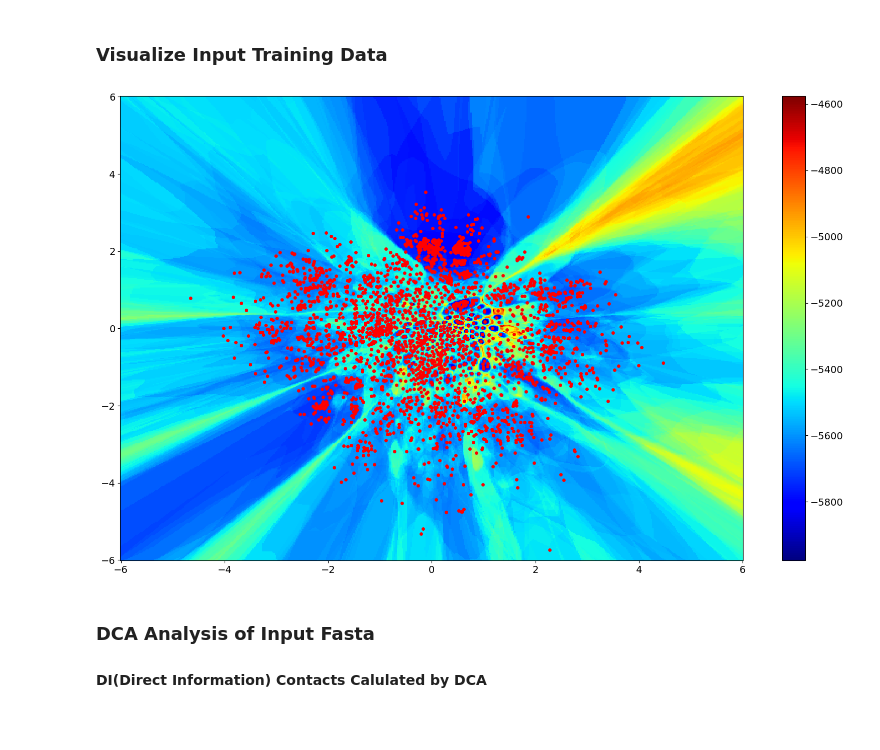
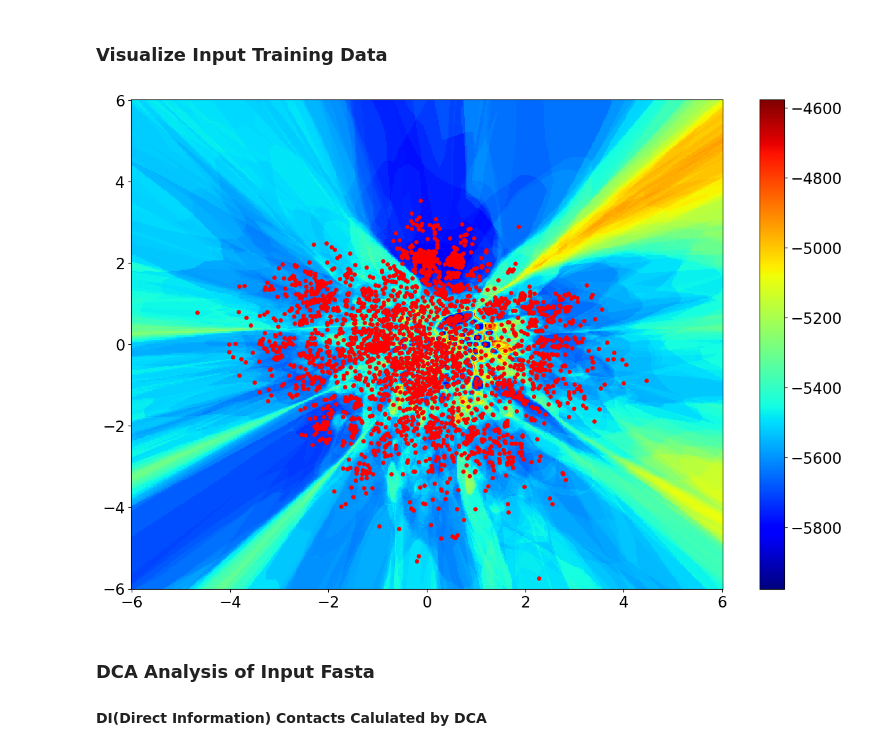
Before and after one commit to PotoyanGroup/3Di-DCA-Landscape, a Jupyter notebook: Analysis.ipynb, the cells around one changed output. Saved outputs shown, nothing was run; the diff lists cells and outputs as text; code cells hidden in the pictures; blank space fills up the shorter version.

```diff
--- a/Analysis.ipynb
+++ b/Analysis.ipynb
@@ -15,4 +15,27 @@ from Bio.SeqRecord  import SeqRecord
 from Bio.Seq import Seq
 from scipy.stats import pearsonr
 from hamiltonian_map import Generative_Functions
+from mpl_toolkits.axes_grid1 import make_axes_locatable
+from cycler import cycler
+from Bio import AlignIO
+from numba import njit,prange
+import pickle
+from sklearn.metrics import roc_auc_score, average_precision_score
+from sklearn.metrics import roc_curve, auc, precision_recall_curve
+##################
+params = {'legend.fontsize': 'x-large',
+          'figure.figsize': (15, 10),
+         'axes.labelsize': 'x-large',
+         'axes.titlesize':'x-large',
+         'xtick.labelsize':'x-large',
+         'ytick.labelsize':'x-large' }
+
+plt.rcParams.update(params)
+
+plt.rc('axes', prop_cycle = cycler('color', ['#377eb8', '#ff7f00', '#4daf4a',
+                  '#e41a1c', '#984ea3', '#f781bf', '#a65628',
+                  '#999999', '#dede00']))
+cm = ['#377eb8', '#ff7f00', '#4daf4a', '#e41a1c', '#984ea3',
+                  '#f781bf', '#a65628',
+                  '#999999', '#dede00']
 # %% [output]
@@ -39,18 +62,17 @@ hamil_mat,ax_min,ax_max=get_grid_hamiltonian(mfdcamodel=mfdcamodel,all_grid_path
 # %%
 zed_train =np.array([[float(str(i.description).split(" ")[0]),float(str(i.description).split(" ")[1])] for i in SeqIO.parse("/lustre/hdd/LAS/potoyan-lab/Divyanshu/git-repos/3Di_Landscape/trpm/zed.fasta","fasta")])
 # %%
-plt.rcParams.update({'font.size': 14})
+
 resolution = [ax_min, ax_max, pixels]
 a, b = np.meshgrid(np.linspace(resolution[0], resolution[1], resolution[2]),
                        np.linspace(resolution[0], resolution[1], resolution[2]))
 fig, ax = plt.subplots()
-fig.set_size_inches([20,12])
 c = ax.pcolormesh(b, a, hamil_mat, cmap='jet')
 fig.colorbar(c, ax=ax)
 plt.scatter(zed_train[:,0],zed_train[:,1],s=15,c='red')
 plt.show()
 # %% [output]
-[figure, old version]
+[figure, new version]
 # %% [markdown]
 ### **DCA Analysis of Input Fasta** ###
 #### DI(Direct Information) Contacts Calulated by DCA ####
```
Also changed, not shown: parts of 12 cells of this notebook, 7 other files.
